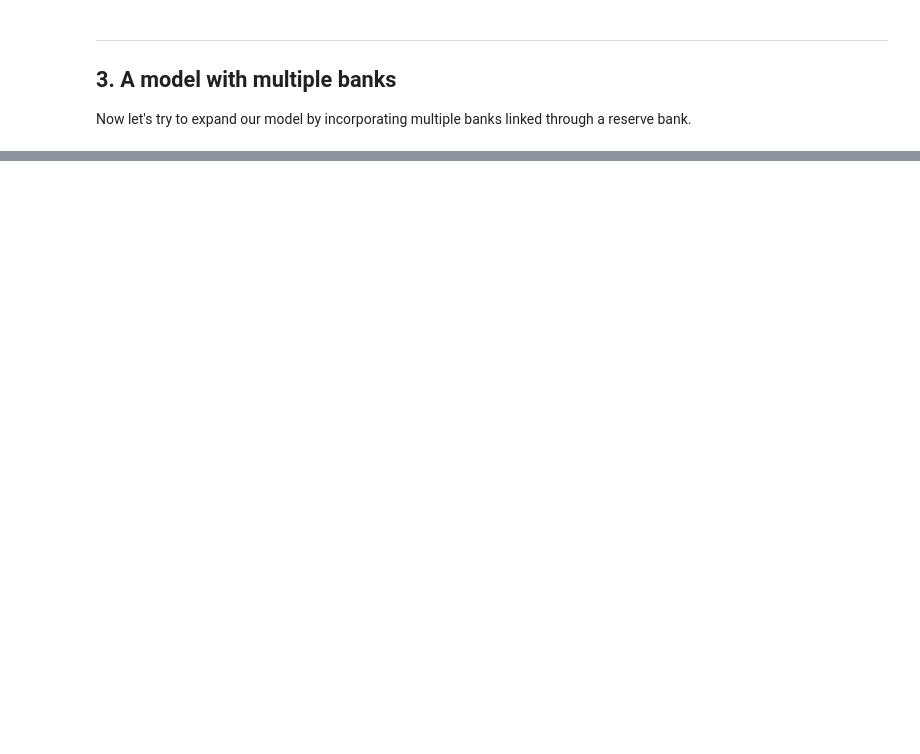
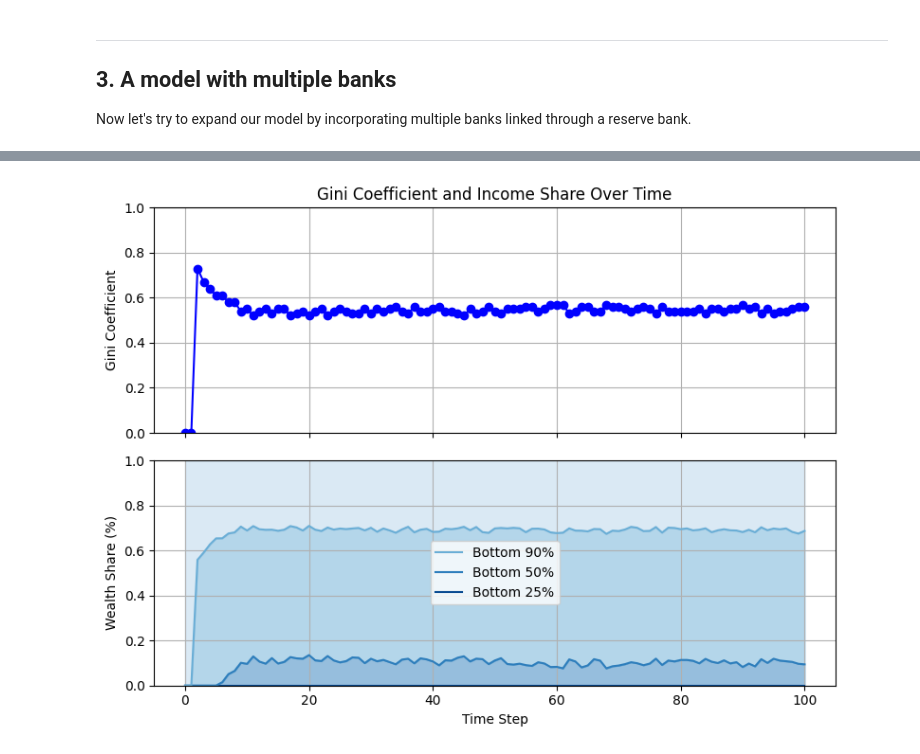
Before and after one commit to fillstaley/econolab, a Jupyter notebook: models/boltzmann-banking/boltzmann-banking.ipynb, the cells around one changed output, grey strips where cells are left out. Saved outputs shown, nothing was run; the diff lists cells and outputs as text; code cells hidden in the pictures; blank space fills up the shorter version.

```diff
--- a/models/boltzmann-banking/boltzmann-banking.ipynb
+++ b/models/boltzmann-banking/boltzmann-banking.ipynb
@@ -152,0 +161,4 @@ plot.individual_wealth_distribution(multibank_model)
+# %%
+plot.individual_income_inequality(multibank_model)
+# %% [output]
+[figure, added]
```
Also changed, not shown: parts of 14 cells of this notebook, 2 other files.
